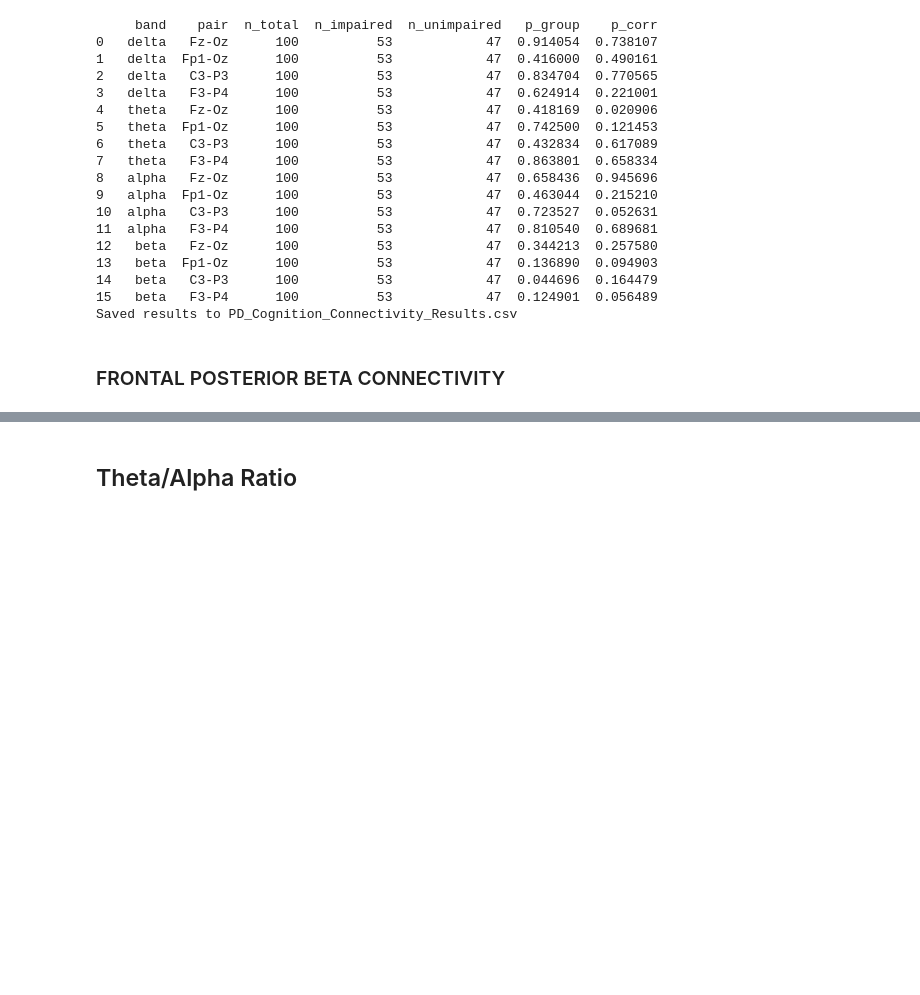
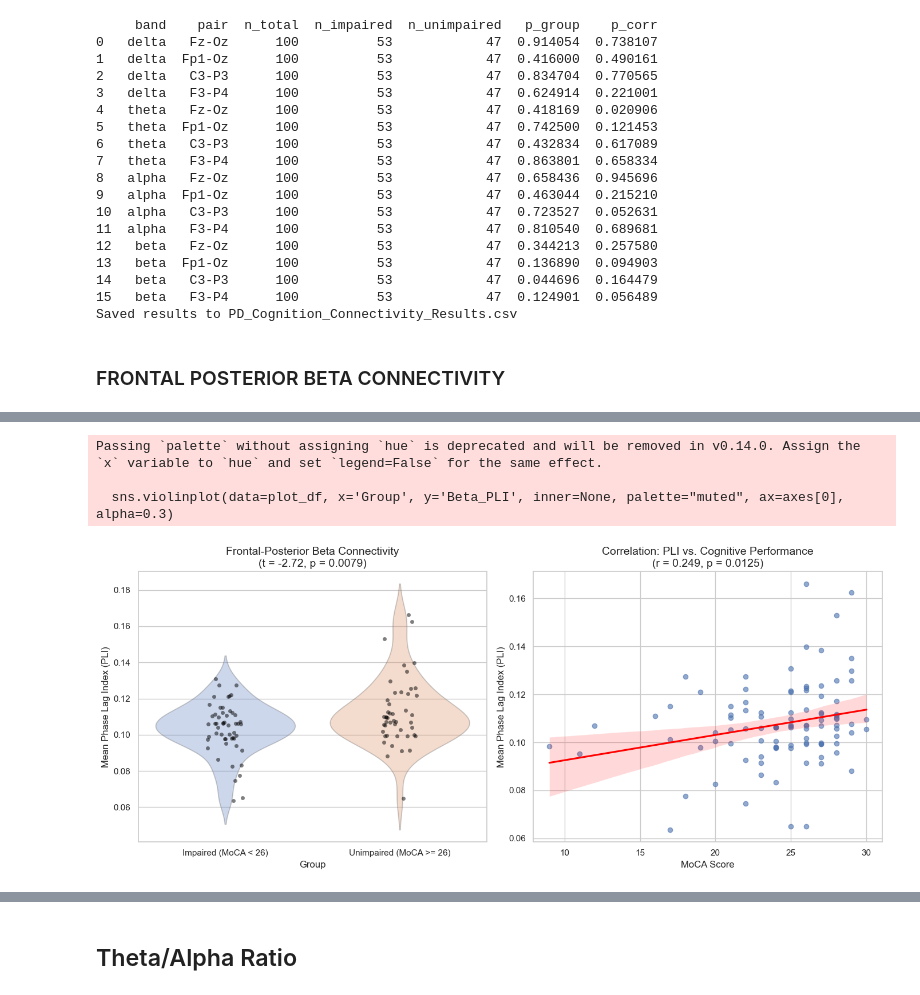
Before and after one commit to Princess-O1633/EEG_Project, a Jupyter notebook: cog_PLI_check.ipynb, the cells around one changed output, grey strips where cells are left out. Saved outputs shown, nothing was run; the diff lists cells and outputs as text; code cells hidden in the pictures; blank space fills up the shorter version.

Commit message:
Plots

```diff
--- a/cog_PLI_check.ipynb
+++ b/cog_PLI_check.ipynb
@@ -485,0 +422,39 @@ plt.show()
+# %%
+import matplotlib.pyplot as plt
+import seaborn as sns
+import pandas as pd
+
+# 1. Create a temporary DataFrame for plotting
+plot_df = pd.DataFrame({
+    'Beta_PLI': agg_vals,
+    'MoCA_Score': moca_vals_list,
+    'Group': ['Impaired (MoCA < 26)' if l == 1 else 'Unimpaired (MoCA >= 26)' for l in labels]
+})
+
+# Set the visual style
+sns.set_theme(style="whitegrid")
+fig, axes = plt.subplots(1, 2, figsize=(14, 6))
+
+# --- Panel A: Group Comparison ---
+# A violin plot shows the distribution density + individual points
+sns.violinplot(data=plot_df, x='Group', y='Beta_PLI', inner=None, palette="muted", ax=axes[0], alpha=0.3)
+sns.stripplot(data=plot_df, x='Group', y='Beta_PLI', color="black", alpha=0.5, ax=axes[0])
+axes[0].set_title(f"Frontal-Posterior {BAND.capitalize()} Connectivity\n(t = {t:.2f}, p = {p:.4f})", fontsize=14)
+axes[0].set_ylabel("Mean Phase Lag Index (PLI)")
+
+# --- Panel B: Continuous Correlation ---
+# A regression plot shows the trend line and 95% confidence interval
+sns.regplot(data=plot_df, x='MoCA_Score', y='Beta_PLI', ax=axes[1],
+            scatter_kws={'alpha':0.6}, line_kws={'color':'red'})
+axes[1].set_title(f"Correlation: PLI vs. Cognitive Performance\n(r = {r:.3f}, p = {p_corr:.4f})", fontsize=14)
+axes[1].set_xlabel("MoCA Score")
+axes[1].set_ylabel("Mean Phase Lag Index (PLI)")
+
+plt.tight_layout()
+plt.savefig("PD_Beta_Connectivity_Results.png", dpi=300)
+plt.show()
+# %% [output]
+Passing `palette` without assigning `hue` is deprecated and will be removed in v0.14.0. Assign the `x` variable to `hue` and set `legend=False` for the same effect.
+
+  sns.violinplot(data=plot_df, x='Group', y='Beta_PLI', inner=None, palette="muted", ax=axes[0], alpha=0.3)
+[figure, added]
```
Also changed, not shown: parts of 6 cells of this notebook, 8 other files.
